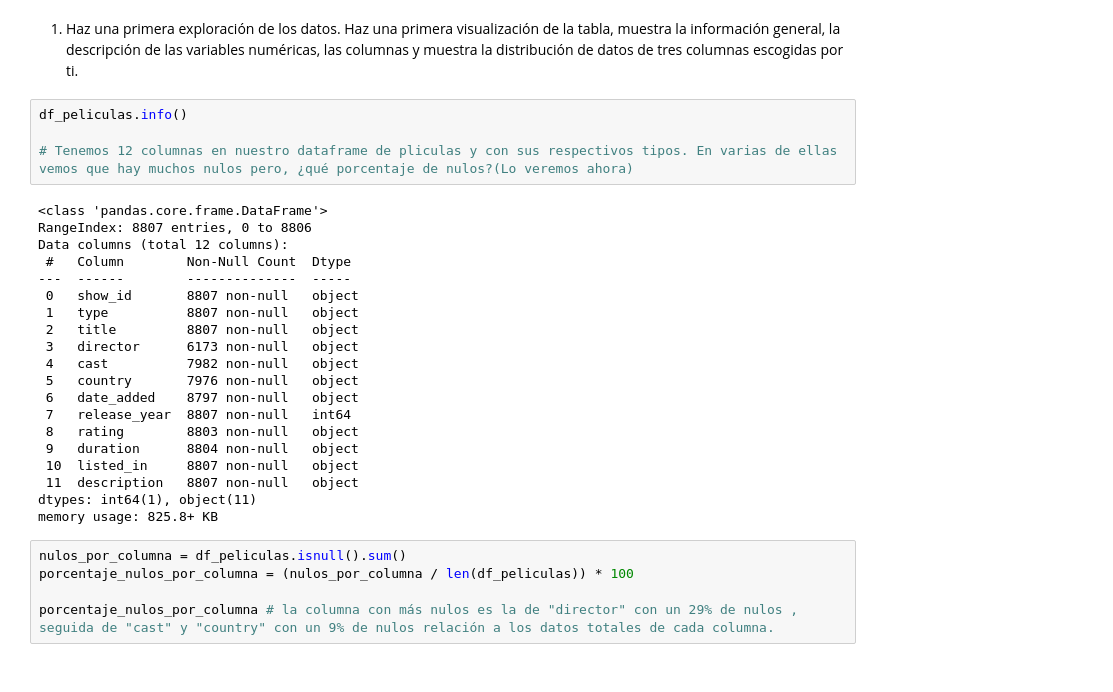
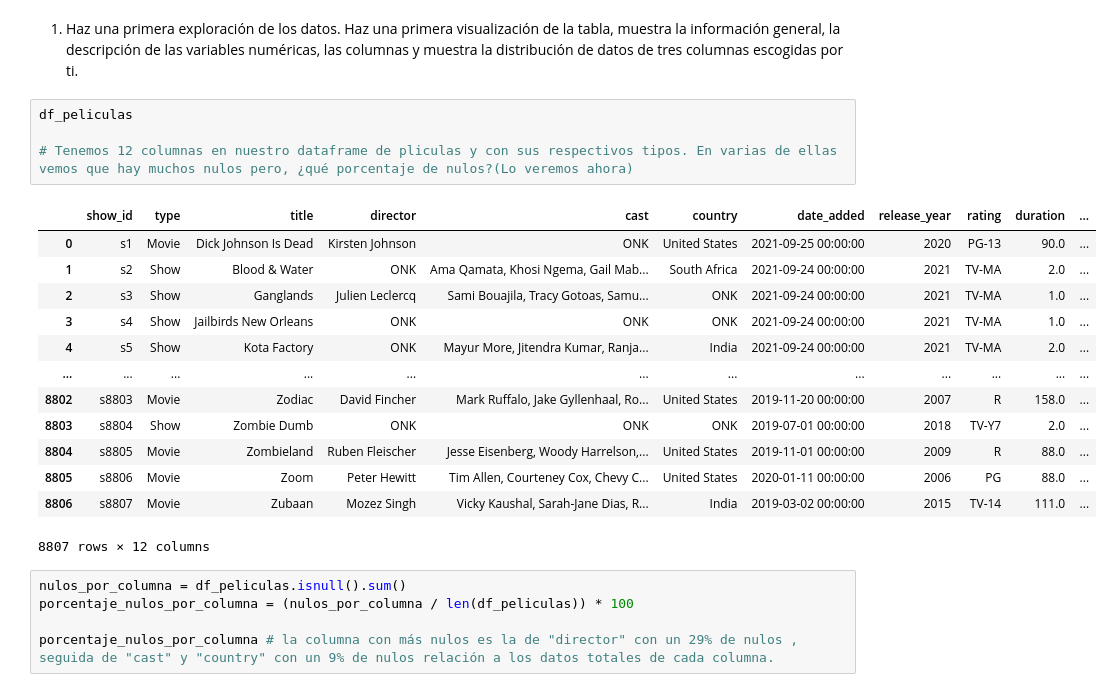
Before and after one commit to CristianZB-dev/MIS_PRACTICAS, a Jupyter notebook: 03_Analisis_de_Datos/Sprint_05/Unidad_01/Practica_Obligatoria/18_Practica_Obligatoria_ETL.ipynb, the cells around one changed output. Saved outputs shown, nothing was run; the diff lists cells and outputs as text.

```diff
--- a/03_Analisis_de_Datos/Sprint_05/Unidad_01/Practica_Obligatoria/18_Practica_Obligatoria_ETL.ipynb
+++ b/03_Analisis_de_Datos/Sprint_05/Unidad_01/Practica_Obligatoria/18_Practica_Obligatoria_ETL.ipynb
@@ -17,29 +17,23 @@ df_peliculas = pd.read_csv("data/dataset_netflix_titles.csv")
 # %% [markdown]
 1. Haz una primera exploración de los datos. Haz una primera visualización de la tabla, muestra la información general, la descripción de las variables numéricas, las columnas y muestra la distribución de datos de tres columnas escogidas por ti.
 # %%
-df_peliculas.info()
+df_peliculas
 
 # Tenemos 12 columnas en nuestro dataframe de pliculas y con sus respectivos tipos. En varias de ellas vemos que hay muchos nulos pero, ¿qué porcentaje de nulos?(Lo veremos ahora)
 # %% [output]
+|  | show_id | type | title | director | cast | country | date_added | release_year | rating | duration | ... |
+| 0 | s1 | Movie | Dick Johnson Is Dead | Kirsten Johnson | ONK | United States | 2021-09-25 00:00:00 | 2020 | PG-13 | 90.0 | ... |
+| 1 | s2 | Show | Blood & Water | ONK | Ama Qamata, Khosi Ngema, Gail Mab... | South Africa | 2021-09-24 00:00:00 | 2021 | TV-MA | 2.0 | ... |
+| 2 | s3 | Show | Ganglands | Julien Leclercq | Sami Bouajila, Tracy Gotoas, Samu... | ONK | 2021-09-24 00:00:00 | 2021 | TV-MA | 1.0 | ... |
+| 3 | s4 | Show | Jailbirds New Orleans | ONK | ONK | ONK | 2021-09-24 00:00:00 | 2021 | TV-MA | 1.0 | ... |
+| 4 | s5 | Show | Kota Factory | ONK | Mayur More, Jitendra Kumar, Ranja... | India | 2021-09-24 00:00:00 | 2021 | TV-MA | 2.0 | ... |
+| ... | ... | ... | ... | ... | ... | ... | ... | ... | ... | ... | ... |
+| 8802 | s8803 | Movie | Zodiac | David Fincher | Mark Ruffalo, Jake Gyllenhaal, Ro... | United States | 2019-11-20 00:00:00 | 2007 | R | 158.0 | ... |
+| 8803 | s8804 | Show | Zombie Dumb | ONK | ONK | ONK | 2019-07-01 00:00:00 | 2018 | TV-Y7 | 2.0 | ... |
+| 8804 | s8805 | Movie | Zombieland | Ruben Fleischer | Jesse Eisenberg, Woody Harrelson,... | United States | 2019-11-01 00:00:00 | 2009 | R | 88.0 | ... |
+| 8805 | s8806 | Movie | Zoom | Peter Hewitt | Tim Allen, Courteney Cox, Chevy C... | United States | 2020-01-11 00:00:00 | 2006 | PG | 88.0 | ... |
+| 8806 | s8807 | Movie | Zubaan | Mozez Singh | Vicky Kaushal, Sarah-Jane Dias, R... | India | 2019-03-02 00:00:00 | 2015 | TV-14 | 111.0 | ... |
-<class 'pandas.core.frame.DataFrame'>
-RangeIndex: 8807 entries, 0 to 8806
-Data columns (total 12 columns):
- #   Column        Non-Null Count  Dtype
----  ------        --------------  -----
- 0   show_id       8807 non-null   object
- 1   type          8807 non-null   object
- 2   title         8807 non-null   object
- 3   director      6173 non-null   object
- 4   cast          7982 non-null   object
- 5   country       7976 non-null   object
- 6   date_added    8797 non-null   object
- 7   release_year  8807 non-null   int64
- 8   rating        8803 non-null   object
- 9   duration      8804 non-null   object
- 10  listed_in     8807 non-null   object
- 11  description   8807 non-null   object
-dtypes: int64(1), object(11)
-memory usage: 825.8+ KB
+8807 rows × 12 columns
 # %%
 nulos_por_columna = df_peliculas.isnull().sum()
 porcentaje_nulos_por_columna = (nulos_por_columna / len(df_peliculas)) * 100
```
Also changed, not shown: 2 other files.
